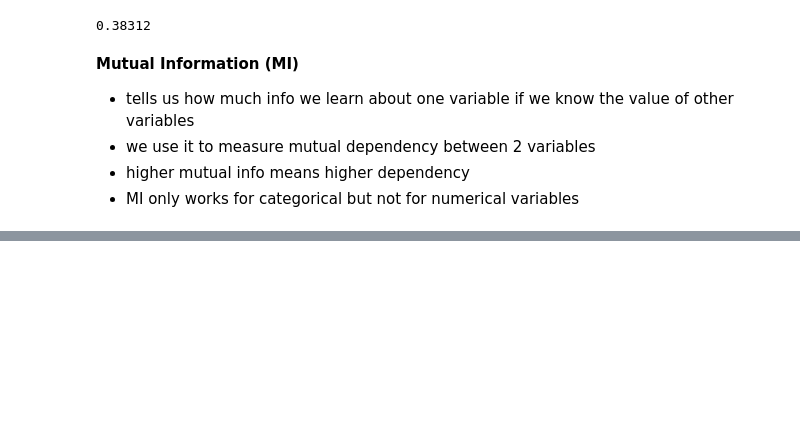
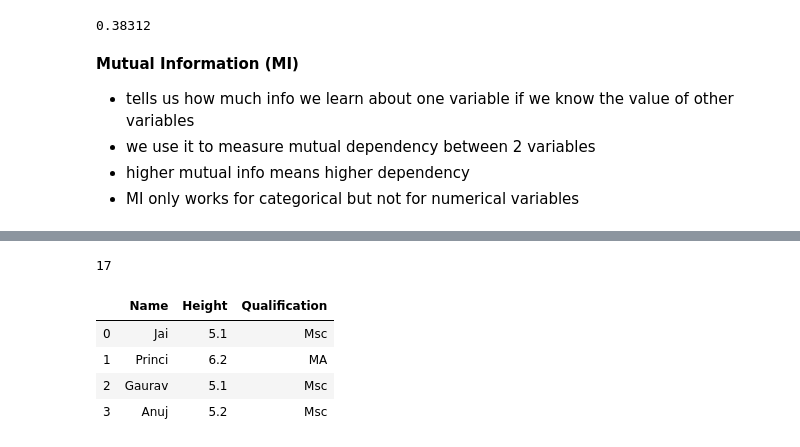
Before and after one commit to MartinTschendel/leads, a Jupyter notebook: 200830-leads.ipynb, the cells around one changed output, grey strips where cells are left out. Saved outputs shown, nothing was run; the diff lists cells and outputs as text; code cells hidden in the pictures; blank space fills up the shorter version.

```diff
--- a/200830-leads.ipynb
+++ b/200830-leads.ipynb
@@ -224,0 +313,4 @@ df_mi
+# %%
+len_diff_list
+# %% [output]
+17
@@ -224,0 +323,8 @@ df_mi
+# %%
+df
+# %% [output]
+|  | Name | Height | Qualification |
+| 0 | Jai | 5.1 | Msc |
+| 1 | Princi | 6.2 | MA |
+| 2 | Gaurav | 5.1 | Msc |
+| 3 | Anuj | 5.2 | Msc |
```
Also changed, not shown: parts of 27 cells of this notebook, 1 other file.
